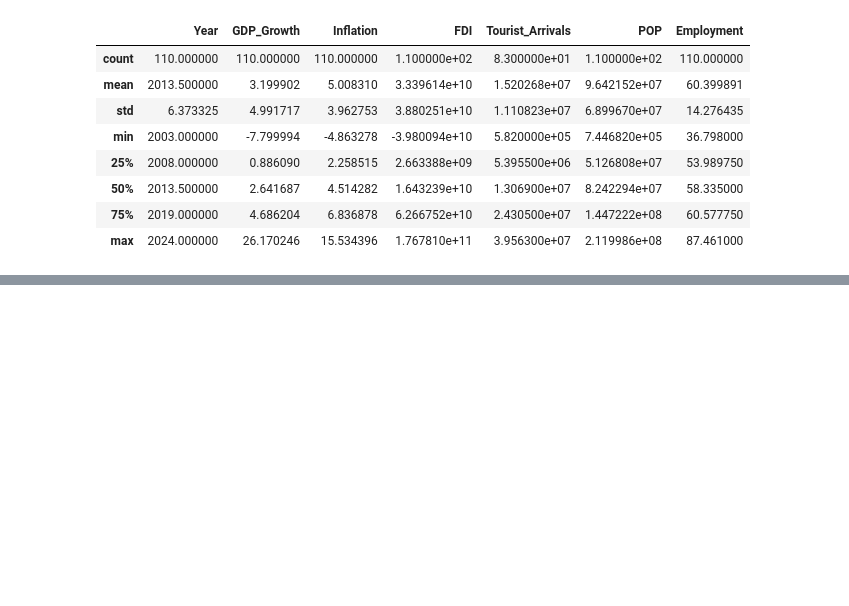
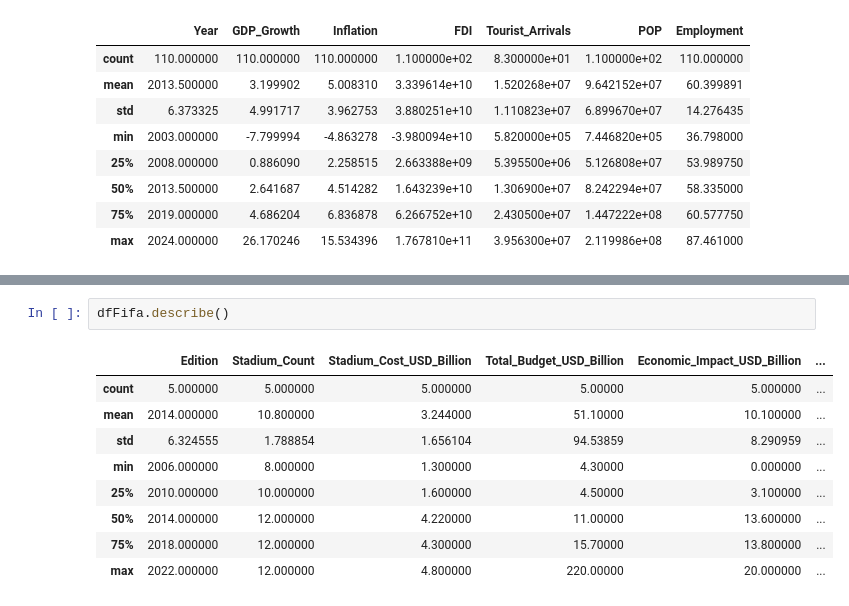
Before and after one commit to hajaraitlachgar/Impact_CDM, a Jupyter notebook: notebooks/EDA.ipynb, the cells around one changed output, grey strips where cells are left out. Drawn from its saved outputs; the diff is of its cells as text; blank space fills up the shorter version.

```diff
--- a/notebooks/EDA.ipynb
+++ b/notebooks/EDA.ipynb
@@ -67,0 +269,12 @@ dfEco.describe()
+# %%
+dfFifa.describe()
+# %% [output]
+|  | Edition | Stadium_Count | Stadium_Cost_USD_Billion | Total_Budget_USD_Billion | Economic_Impact_USD_Billion | ... |
+| count | 5.000000 | 5.000000 | 5.000000 | 5.00000 | 5.000000 | ... |
+| mean | 2014.000000 | 10.800000 | 3.244000 | 51.10000 | 10.100000 | ... |
+| std | 6.324555 | 1.788854 | 1.656104 | 94.53859 | 8.290959 | ... |
+| min | 2006.000000 | 8.000000 | 1.300000 | 4.30000 | 0.000000 | ... |
+| 25% | 2010.000000 | 10.000000 | 1.600000 | 4.50000 | 3.100000 | ... |
+| 50% | 2014.000000 | 12.000000 | 4.220000 | 11.00000 | 13.600000 | ... |
+| 75% | 2018.000000 | 12.000000 | 4.300000 | 15.70000 | 13.800000 | ... |
+| max | 2022.000000 | 12.000000 | 4.800000 | 220.00000 | 20.000000 | ... |
```
Also changed, not shown: parts of 25 cells of this notebook, 1 other file.
